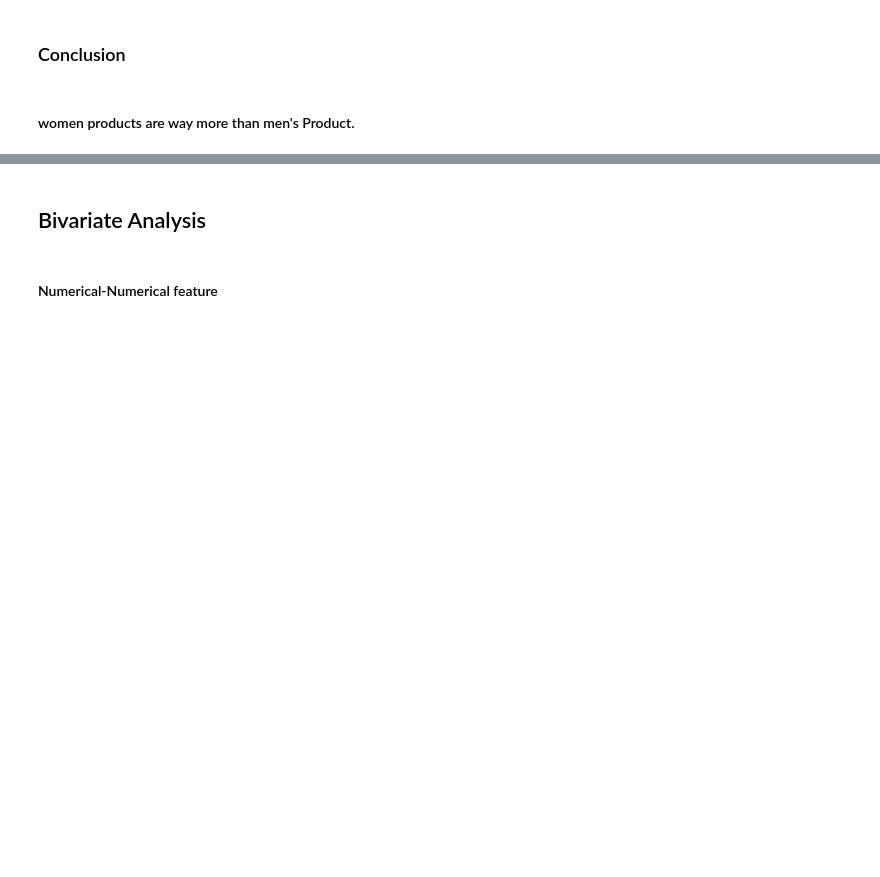
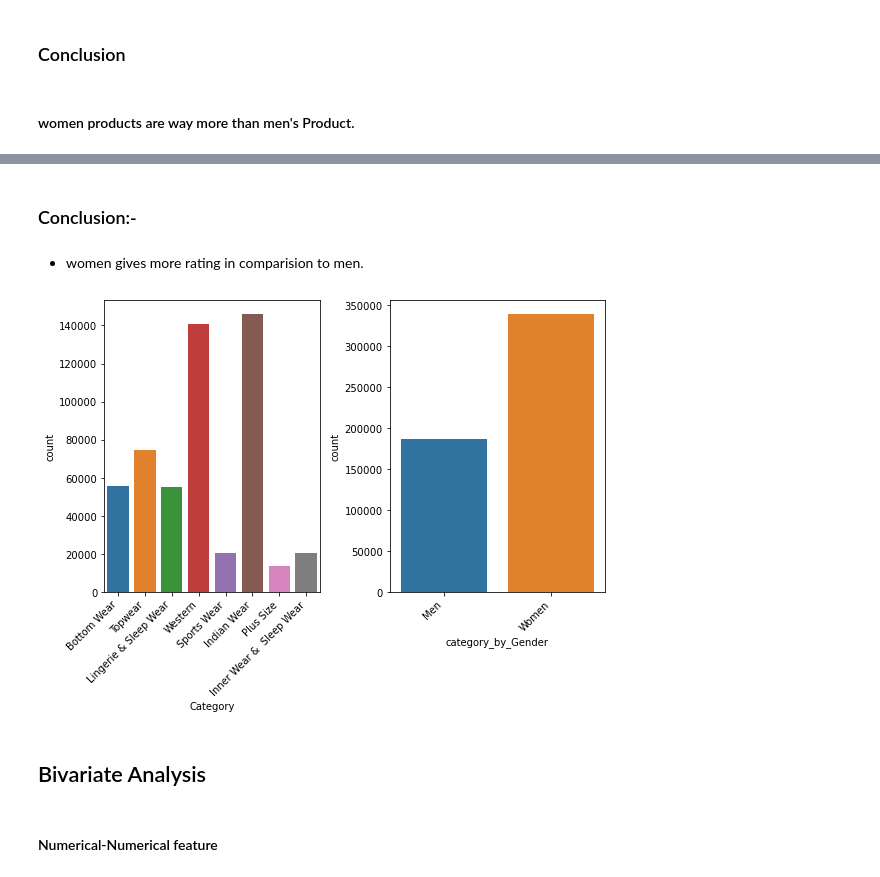
Before and after one commit to Jahanwi07/Myntra-Online-Shopping, a Jupyter notebook: EDA _PROJECT.ipynb, the cells around one changed output, grey strips where cells are left out. Saved outputs shown, nothing was run; the diff lists cells and outputs as text; code cells hidden in the pictures; blank space fills up the shorter version.

```diff
--- a/EDA _PROJECT.ipynb
+++ b/EDA _PROJECT.ipynb
@@ -510,0 +588,23 @@ data1.category_by_Gender.value_counts().plot.pie()
+# %% [markdown]
+### Conclusion:-
+# %% [markdown]
+- women gives more rating in comparision to men.
+# %%
+# 1. COUNT PLOT
+cols = 4
+rows = 1
+fig = plt.figure(figsize= (16,6))
+all_categs = data1.select_dtypes(include='object')
+cat_cols = all_categs.columns[all_categs.nunique() < 10]
+for i, col in enumerate(cat_cols):
+
+    ax=fig.add_subplot(rows, cols, i+1)
+
+    sns.countplot(x=data1[col], ax=ax)
+
+    plt.xticks(rotation=45, ha='right')
+
+fig.tight_layout()
+plt.show()
+# %% [output]
+[figure, added]
```
Also changed, not shown: parts of 13 cells of this notebook.
